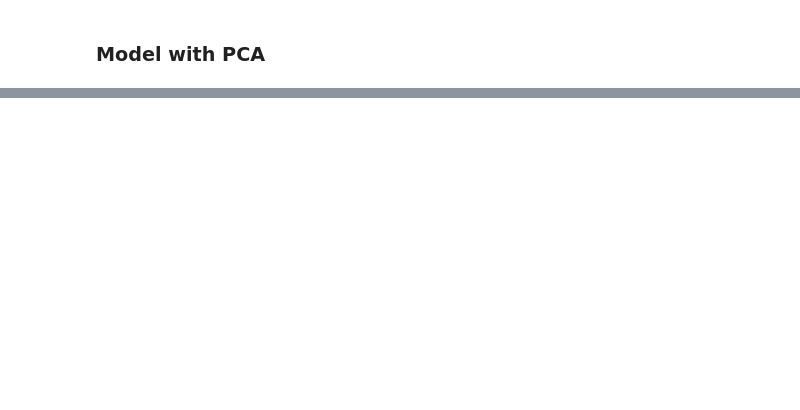
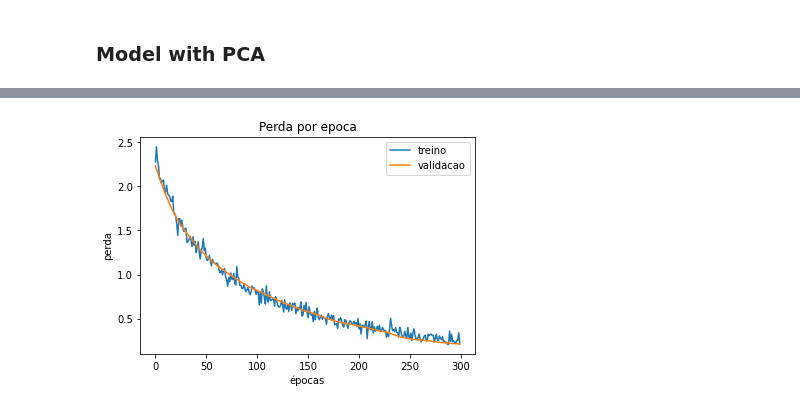
Before and after one commit to danimorwen/infnet_cargas_eletricas, a Jupyter notebook: code/modelling.ipynb, the cells around one changed output, grey strips where cells are left out. Cells and saved outputs as stored; diff of their text form; code cells hidden in the pictures; blank space fills up the shorter version.

```diff
--- a/code/modelling.ipynb
+++ b/code/modelling.ipynb
@@ -214,2 +256,12 @@ Test acc: 0.9333333373069763
+# %%
+plt.plot(hist_pca.history['loss'])
+plt.plot(hist_pca.history['val_loss'])
+plt.title('Perda por epoca')
+plt.xlabel('épocas')
+plt.ylabel('perda')
+plt.legend(['treino', 'validacao'])
+plt.show()
+# %% [output]
+[figure, added]
 # %%
 model.save("final_model_pca.h5")
```
Also changed, not shown: parts of 18 cells of this notebook, 2 other files.
